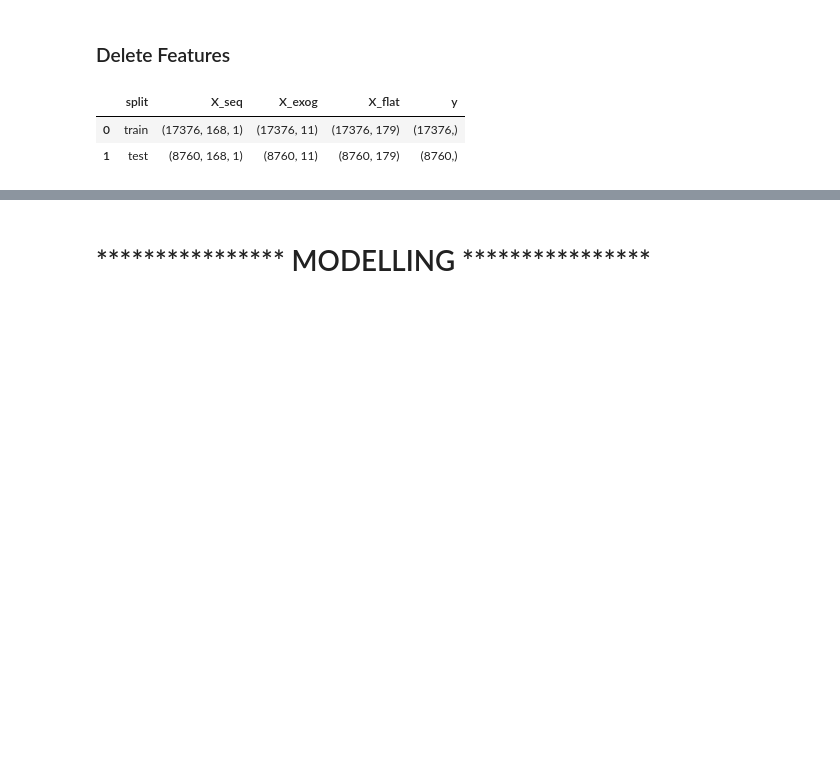
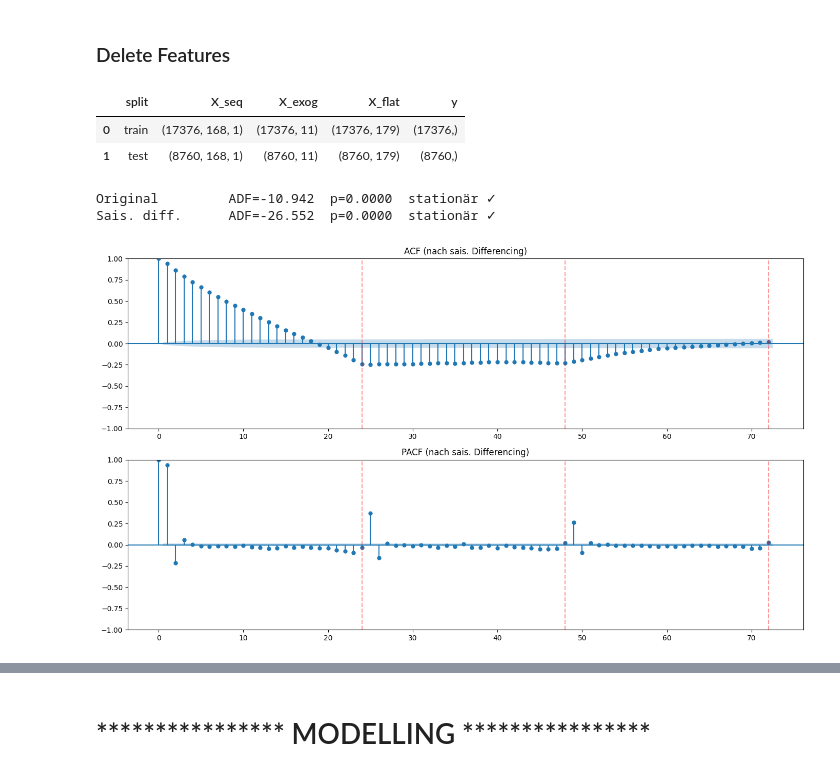
Before and after one commit to ds24m048/masters-thesis, a Jupyter notebook: price-forecast.ipynb, the cells around one changed output, grey strips where cells are left out. Drawn from its saved outputs; the diff is of its cells as text; code cells hidden in the pictures; blank space fills up the shorter version.

```diff
--- a/price-forecast.ipynb
+++ b/price-forecast.ipynb
@@ -136,7 +139,7 @@ split_summary
 # Compact setup vars
 LOOKBACK = 168
 HORIZON_STEPS = 1
-TARGET_COL = TARGET
+TARGET_COL = "da_price"
 
 FEATURE_COLS = ['load_fc',
                 "ssrd",
@@ -622,3 +625,34 @@ display(pd.DataFrame([
 |  | split | X_seq | X_exog | X_flat | y |
 | 0 | train | (17376, 168, 1) | (17376, 11) | (17376, 179) | (17376,) |
 | 1 | test | (8760, 168, 1) | (8760, 11) | (8760, 179) | (8760,) |
+# %%
+from statsmodels.tsa.stattools import adfuller
+
+for label, series in [("Original", endog), ("Sais. diff.", endog_diff)]:
+    adf_stat, p_val, *_ = adfuller(series.dropna())
+    print(f"{label:15s}  ADF={adf_stat:.3f}  p={p_val:.4f}  {'stationär ✓' if p_val < 0.05 else 'nicht stationär ✗'}")
+# %% [output]
+Original         ADF=-10.942  p=0.0000  stationär ✓
+Sais. diff.      ADF=-26.552  p=0.0000  stationär ✓
+# %%
+from statsmodels.graphics.tsaplots import plot_acf, plot_pacf
+import matplotlib.pyplot as plt
+
+# Auf saisonal-differenzierter Reihe plotten (so wie SARIMAX sie sieht)
+endog = train_df[TARGET_COL].astype(np.float64)
+endog_diff = endog.diff(24).dropna()  # D=1, s=24
+
+fig, axes = plt.subplots(2, 1, figsize=(14, 8))
+
+plot_acf(endog_diff,  lags=72, ax=axes[0], title="ACF (nach sais. Differencing)")
+plot_pacf(endog_diff, lags=72, ax=axes[1], title="PACF (nach sais. Differencing)")
+
+# Vertikale Markierungen bei saisonalen Lags
+for ax in axes:
+    for lag in [24, 48, 72]:
+        ax.axvline(x=lag, color="red", linestyle="--", alpha=0.4, label=f"Lag {lag}")
+
+plt.tight_layout()
+plt.show()
+# %% [output]
+[figure, added]
```
Also changed, not shown: parts of 21 cells of this notebook.
